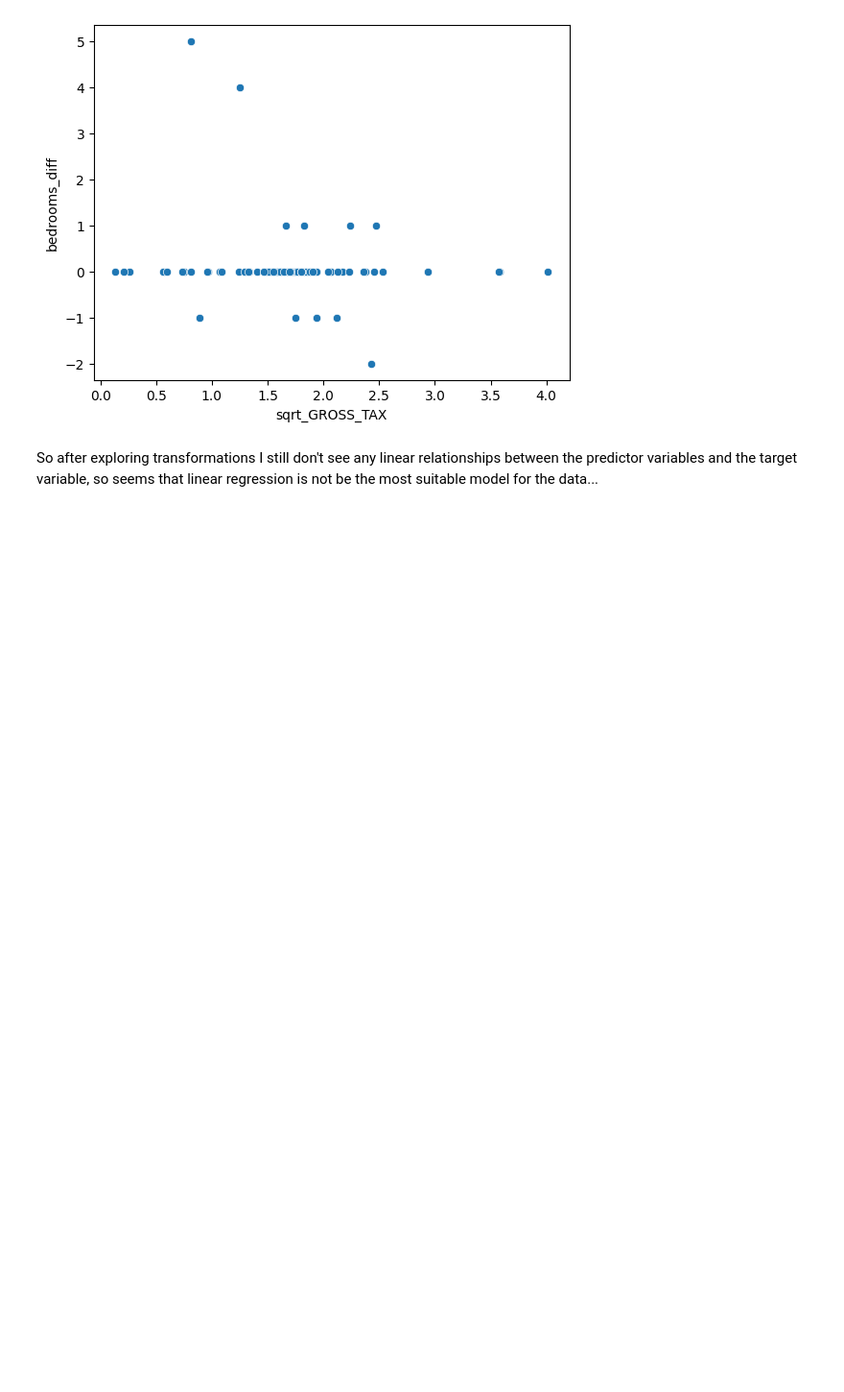
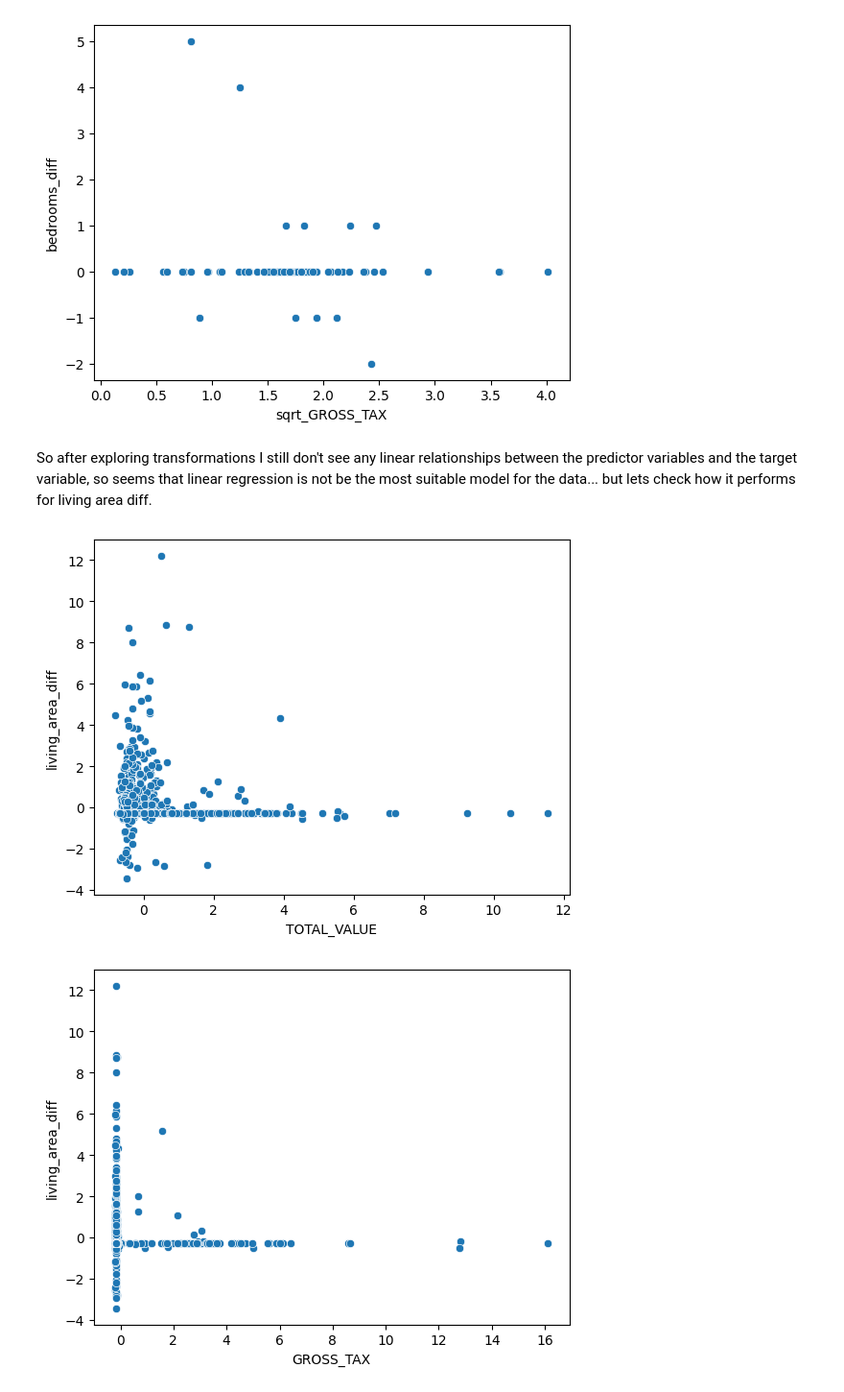
Before and after one commit to BU-Spark/ds-boston-remodeling, a Jupyter notebook: sp24-team-c/Final Insights Notebooks/Linear Regression on Bedrooms.ipynb, the cells around one changed output. Shown at 96% size. Cells and saved outputs as stored; diff of their text form; code cells hidden in the pictures; blank space fills up the shorter version.

```diff
--- a/sp24-team-c/Final Insights Notebooks/Linear Regression on Bedrooms.ipynb
+++ b/sp24-team-c/Final Insights Notebooks/Linear Regression on Bedrooms.ipynb
@@ -521,4 +521,18 @@ for col in numeric_columns:
 [figure]
 [figure]
 # %% [markdown]
-So after exploring transformations I still don't see any linear relationships between the predictor variables and the target variable, so seems that linear regression is not be the most suitable model for the data...
+So after exploring transformations I still don't see any linear relationships between the predictor variables and the target variable, so seems that linear regression is not be the most suitable model for the data... but lets check how it performs for living area diff.
+# %%
+import seaborn as sns
+import matplotlib.pyplot as plt
+
+# List of numeric columns to scale
+numeric_columns = ['TOTAL_VALUE', 'GROSS_TAX', 'GROSS_AREA', 'LIVING_AREA', 'LAND_SF', 'FIREPLACES', 'BED_ROOMS']
+
+
+for col in numeric_columns:
+    sns.scatterplot(x=cleaned_data_copy[col], y=cleaned_data_copy['living_area_diff'])
+    plt.show()
+# %% [output]
+[figure, added]
+[figure, added]
```
Also changed, not shown: parts of 2 cells of this notebook, 3 other files.
